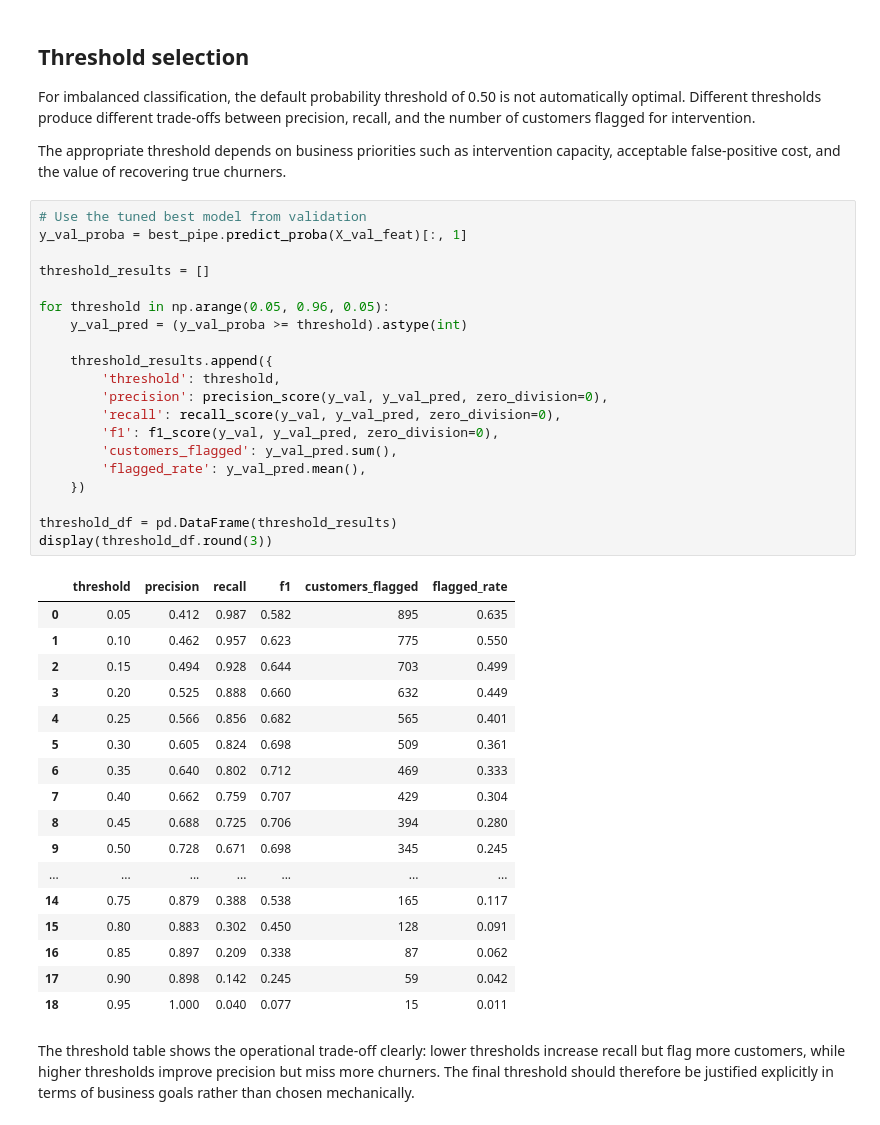
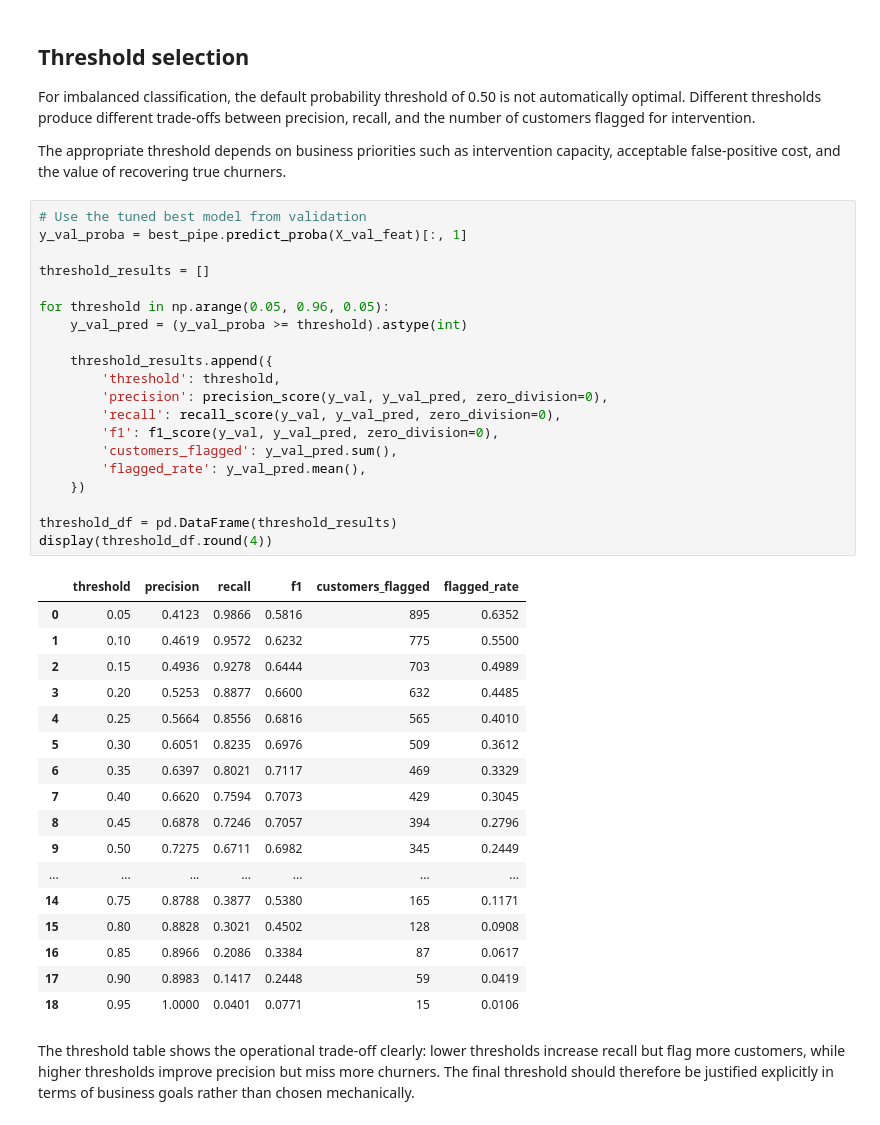
Before and after one commit to PRSPrithvi/Telco-Customer-Churn, a Jupyter notebook: notebooks/model_eval.ipynb, the cells around one changed output. Saved outputs shown, nothing was run; the diff lists cells and outputs as text.

```diff
--- a/notebooks/model_eval.ipynb
+++ b/notebooks/model_eval.ipynb
@@ -577,41 +682,41 @@ The appropriate threshold depends on business priorities such as intervention ca
 # %%
 # Use the tuned best model from validation
 y_val_proba = best_pipe.predict_proba(X_val_feat)[:, 1]
 
 threshold_results = []
 
 for threshold in np.arange(0.05, 0.96, 0.05):
     y_val_pred = (y_val_proba >= threshold).astype(int)
 
     threshold_results.append({
         'threshold': threshold,
         'precision': precision_score(y_val, y_val_pred, zero_division=0),
         'recall': recall_score(y_val, y_val_pred, zero_division=0),
         'f1': f1_score(y_val, y_val_pred, zero_division=0),
         'customers_flagged': y_val_pred.sum(),
         'flagged_rate': y_val_pred.mean(),
     })
 
 threshold_df = pd.DataFrame(threshold_results)
-display(threshold_df.round(3))
+display(threshold_df.round(4))
 # %% [output]
 |  | threshold | precision | recall | f1 | customers_flagged | flagged_rate |
-| 0 | 0.05 | 0.412 | 0.987 | 0.582 | 895 | 0.635 |
-| 1 | 0.10 | 0.462 | 0.957 | 0.623 | 775 | 0.550 |
-| 2 | 0.15 | 0.494 | 0.928 | 0.644 | 703 | 0.499 |
-| 3 | 0.20 | 0.525 | 0.888 | 0.660 | 632 | 0.449 |
-| 4 | 0.25 | 0.566 | 0.856 | 0.682 | 565 | 0.401 |
-| 5 | 0.30 | 0.605 | 0.824 | 0.698 | 509 | 0.361 |
-| 6 | 0.35 | 0.640 | 0.802 | 0.712 | 469 | 0.333 |
-| 7 | 0.40 | 0.662 | 0.759 | 0.707 | 429 | 0.304 |
-| 8 | 0.45 | 0.688 | 0.725 | 0.706 | 394 | 0.280 |
-| 9 | 0.50 | 0.728 | 0.671 | 0.698 | 345 | 0.245 |
+| 0 | 0.05 | 0.4123 | 0.9866 | 0.5816 | 895 | 0.6352 |
+| 1 | 0.10 | 0.4619 | 0.9572 | 0.6232 | 775 | 0.5500 |
+| 2 | 0.15 | 0.4936 | 0.9278 | 0.6444 | 703 | 0.4989 |
+| 3 | 0.20 | 0.5253 | 0.8877 | 0.6600 | 632 | 0.4485 |
+| 4 | 0.25 | 0.5664 | 0.8556 | 0.6816 | 565 | 0.4010 |
+| 5 | 0.30 | 0.6051 | 0.8235 | 0.6976 | 509 | 0.3612 |
+| 6 | 0.35 | 0.6397 | 0.8021 | 0.7117 | 469 | 0.3329 |
+| 7 | 0.40 | 0.6620 | 0.7594 | 0.7073 | 429 | 0.3045 |
+| 8 | 0.45 | 0.6878 | 0.7246 | 0.7057 | 394 | 0.2796 |
+| 9 | 0.50 | 0.7275 | 0.6711 | 0.6982 | 345 | 0.2449 |
 | ... | ... | ... | ... | ... | ... | ... |
-| 14 | 0.75 | 0.879 | 0.388 | 0.538 | 165 | 0.117 |
-| 15 | 0.80 | 0.883 | 0.302 | 0.450 | 128 | 0.091 |
-| 16 | 0.85 | 0.897 | 0.209 | 0.338 | 87 | 0.062 |
-| 17 | 0.90 | 0.898 | 0.142 | 0.245 | 59 | 0.042 |
-| 18 | 0.95 | 1.000 | 0.040 | 0.077 | 15 | 0.011 |
+| 14 | 0.75 | 0.8788 | 0.3877 | 0.5380 | 165 | 0.1171 |
+| 15 | 0.80 | 0.8828 | 0.3021 | 0.4502 | 128 | 0.0908 |
+| 16 | 0.85 | 0.8966 | 0.2086 | 0.3384 | 87 | 0.0617 |
+| 17 | 0.90 | 0.8983 | 0.1417 | 0.2448 | 59 | 0.0419 |
+| 18 | 0.95 | 1.0000 | 0.0401 | 0.0771 | 15 | 0.0106 |
 # %% [markdown]
 The threshold table shows the operational trade-off clearly: lower thresholds increase recall but flag more customers, while higher thresholds improve precision but miss more churners. The final threshold should therefore be justified explicitly in terms of business goals rather than chosen mechanically.
 # %%
```
Also changed, not shown: parts of 18 cells of this notebook, 21 other files.
